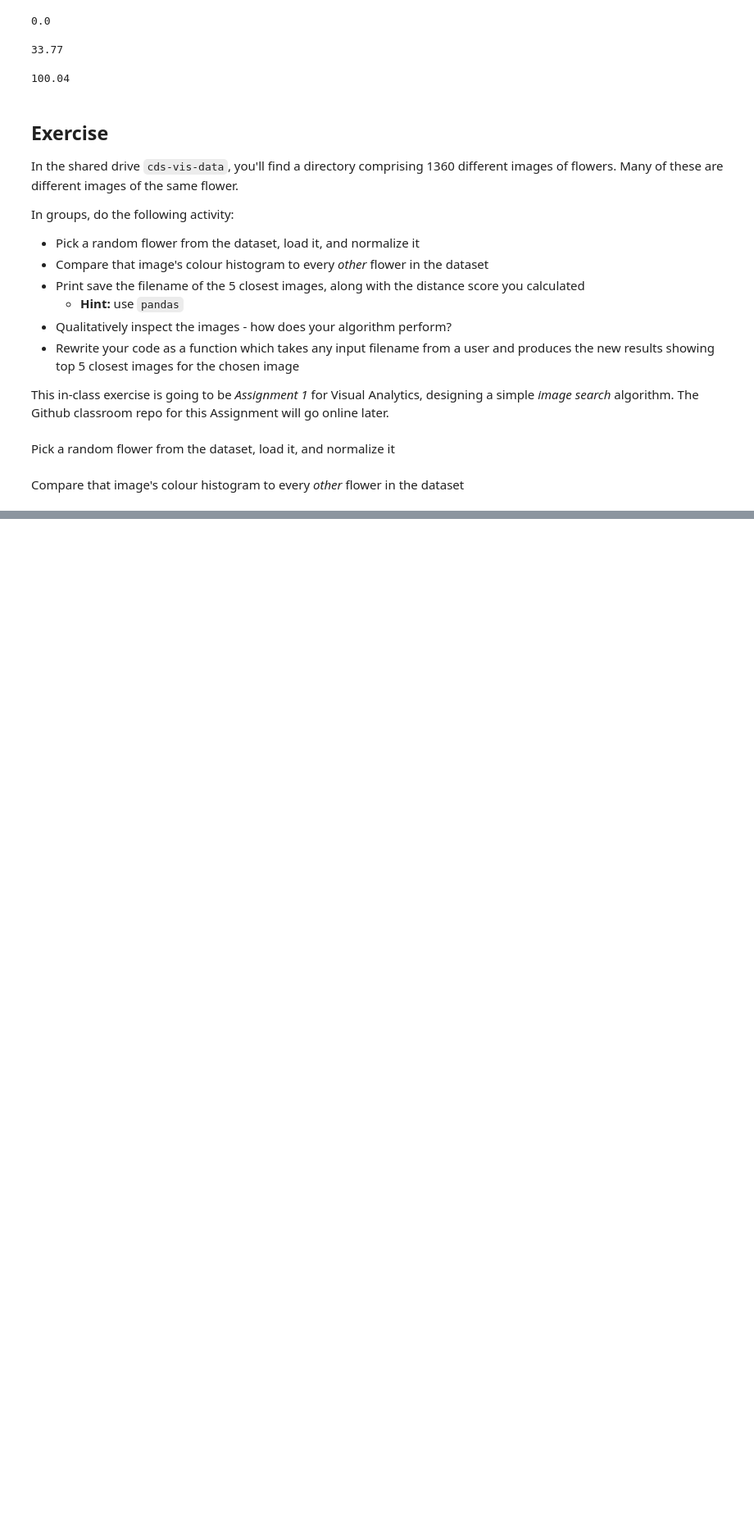
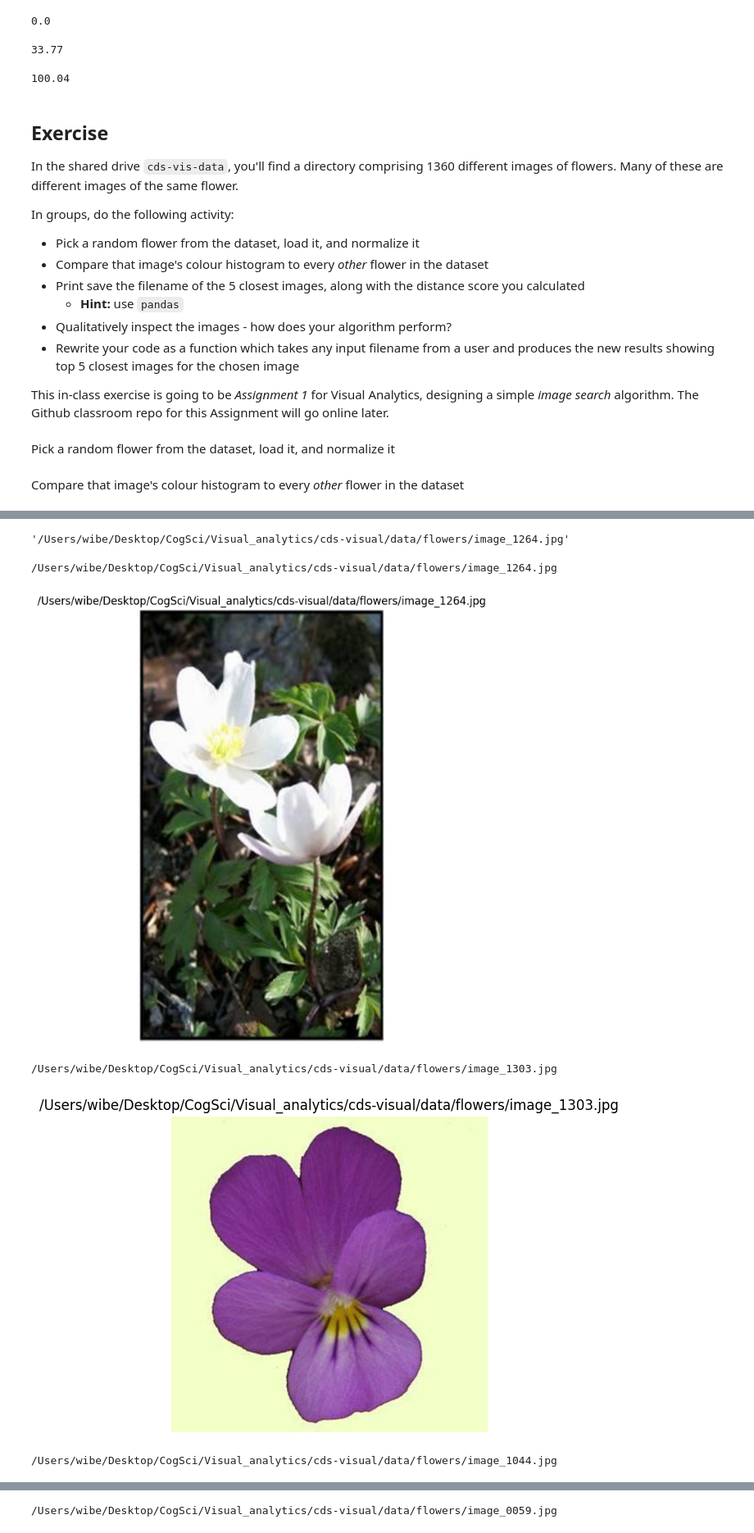
Before and after one commit to jorgenhw/cds-visual, a Jupyter notebook: nbs/session3_inclass_JHW.ipynb, the cells around one changed output, grey strips where cells are left out. Shown at 82% size. Cells and saved outputs as stored; diff of their text form; code cells hidden in the pictures; blank space fills up the shorter version.

```diff
--- a/nbs/session3_inclass_JHW.ipynb
+++ b/nbs/session3_inclass_JHW.ipynb
@@ -360,0 +390,41 @@ AttributeError: 'list' object has no attribute 'ascend'
+# %%
+# Function that takes any input image and returns the five most similar images for the chosen image
+def find_similar_images(image, image_list):
+    # Loading the reference image
+    image_ref = cv2.imread(image)
+    # First I'm extracting the histogram across all three channels of the image
+    image_hist_ref = cv2.calcHist([image_ref], [0,1,2], None, [256,256,256], [0,256, 0,256, 0,256])
+    # Then I'm normalizing the histogram
+    image_min_max_ref = cv2.normalize(image_hist_ref, image_hist_ref, 0, 1.0, cv2.NORM_MINMAX)
+    # I'm creating an empty list for the results
+    result = []
+    # I'm looping over the list of images
+    for i in image_list:
+        # Load the current image
+        image_cur = cv2.imread(i)
+        # I'm extracing the histogram across all three channels of the image
+        image_hist = cv2.calcHist([image_cur], [0,1,2], None, [256,256,256], [0,256, 0,256, 0,256])
+        # Then I'm normalizing the histogram
+        image_min_max = cv2.normalize(image_hist, image_hist, 0, 1.0, cv2.NORM_MINMAX)
+        # I'm appending the results to the empty list
+        result.append(round(cv2.compareHist(image_min_max, image_min_max_ref, cv2.HISTCMP_CHISQR), 2))
+    # Print and save the filenames of the five closest images along with their similarity scores to a pandas dataframe in csv
+    df = pd.DataFrame({'filename': image_list, 'similarity': result})
+    df = df.sort_values(by=['similarity'])
+    df.to_csv('results.csv', index=False)
+    # Visual inspection of the results
+    for i in range(5):
+        print(df.iloc[i,0])
+        jimshow(cv2.imread(df.iloc[i,0]), df.iloc[i,0])
+# %%
+image_paths[0]
+# %% [output]
+'/Users/wibe/Desktop/CogSci/Visual_analytics/cds-visual/data/flowers/image_1264.jpg'
+# %%
+find_similar_images(image_paths[0], image_paths)
+# %% [output]
+/Users/wibe/Desktop/CogSci/Visual_analytics/cds-visual/data/flowers/image_1264.jpg
+[figure, added]
+/Users/wibe/Desktop/CogSci/Visual_analytics/cds-visual/data/flowers/image_1303.jpg
+[figure, added]
+/Users/wibe/Desktop/CogSci/Visual_analytics/cds-visual/data/flowers/image_1044.jpg
@@ -360,0 +432 @@ AttributeError: 'list' object has no attribute 'ascend'
+/Users/wibe/Desktop/CogSci/Visual_analytics/cds-visual/data/flowers/image_0059.jpg
```
Also changed, not shown: parts of 6 cells of this notebook, 6 other files.
